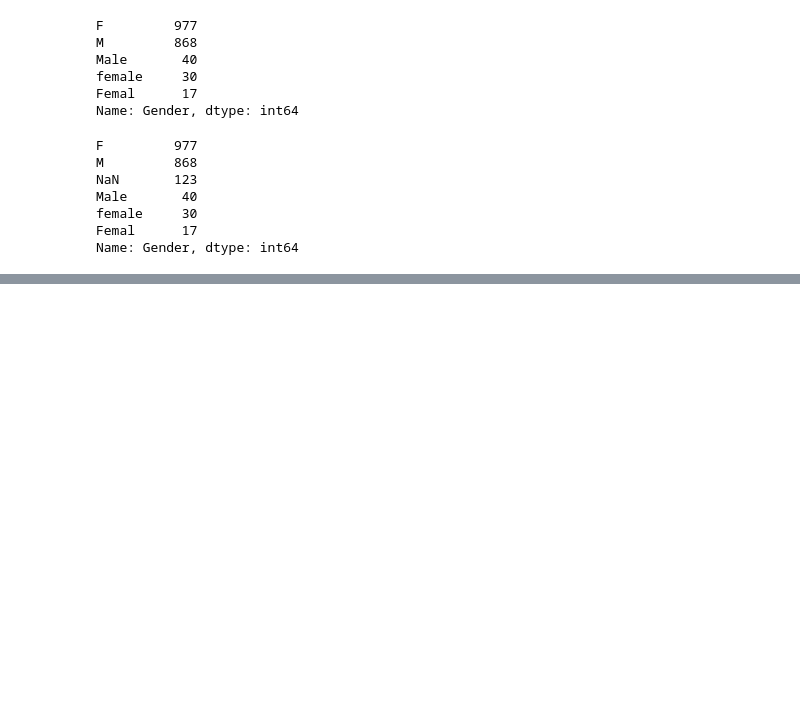
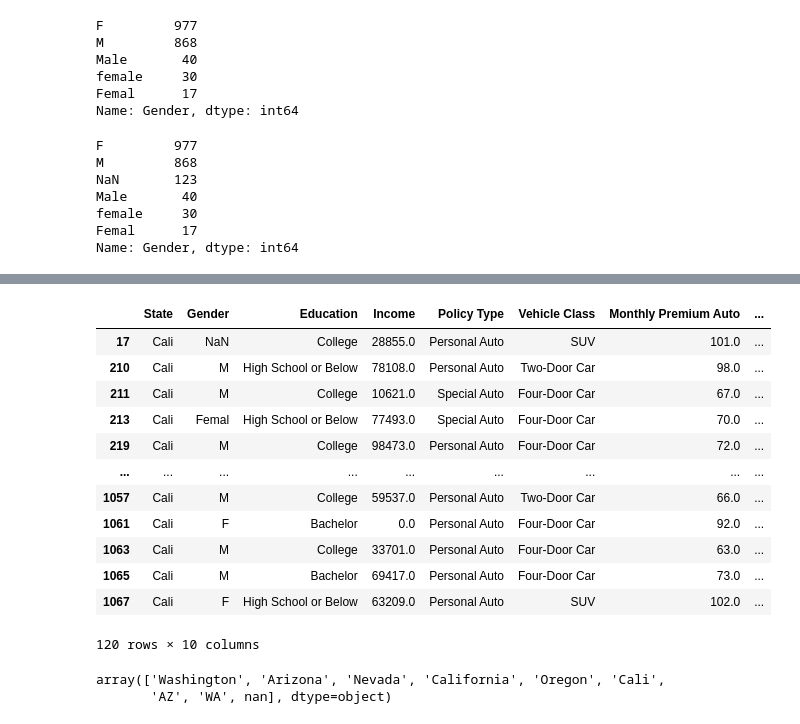
Before and after one commit to JuliaIron/IronJulia, a Jupyter notebook: Labs/9 Panda Case Study/Lab_Customer_Analysis_Case_Study.ipynb, the cells around one changed output, grey strips where cells are left out. Cells and saved outputs as stored; diff of their text form; code cells hidden in the pictures; blank space fills up the shorter version.

```diff
--- a/Labs/9 Panda Case Study/Lab_Customer_Analysis_Case_Study.ipynb
+++ b/Labs/9 Panda Case Study/Lab_Customer_Analysis_Case_Study.ipynb
@@ -278,0 +448,24 @@ Name: Gender, dtype: int64
+# %%
+# standardizing the Gender Column by changing its values to correct values
+
+def gender_cl(x):
+
+
+# why can you do it in this way to check for none value, because they have the value that when you equal none values, it results a false
+# then I know that x is NaN
+
+    if not x == x:
+        return "n"
+
+# filtering/overwritting
+
+    else:
+        dct_ = {"Male": "M",
+           "female": "F" ,
+           "Femal": "F" ,
+            "F": "F" ,
+            "M": "M"}
+
+        return dct_[x]
+
+gender_cl("Femal")
@@ -278,0 +474,2 @@ Name: Gender, dtype: int64
+# %%
+df2["Gender"] = df["Gender"].apply(gender_cl)
@@ -278,0 +516,21 @@ Name: Gender, dtype: int64
+# %%
+df2[df2["State"] == "Cali"]
+# %% [output]
+|  | State | Gender | Education | Income | Policy Type | Vehicle Class | Monthly Premium Auto | ... |
+| 17 | Cali | NaN | College | 28855.0 | Personal Auto | SUV | 101.0 | ... |
+| 210 | Cali | M | High School or Below | 78108.0 | Personal Auto | Two-Door Car | 98.0 | ... |
+| 211 | Cali | M | College | 10621.0 | Special Auto | Four-Door Car | 67.0 | ... |
+| 213 | Cali | Femal | High School or Below | 77493.0 | Special Auto | Four-Door Car | 70.0 | ... |
+| 219 | Cali | M | College | 98473.0 | Personal Auto | Four-Door Car | 72.0 | ... |
+| ... | ... | ... | ... | ... | ... | ... | ... | ... |
+| 1057 | Cali | M | College | 59537.0 | Personal Auto | Two-Door Car | 66.0 | ... |
+| 1061 | Cali | F | Bachelor | 0.0 | Personal Auto | Four-Door Car | 92.0 | ... |
+| 1063 | Cali | M | College | 33701.0 | Personal Auto | Four-Door Car | 63.0 | ... |
+| 1065 | Cali | M | Bachelor | 69417.0 | Personal Auto | Four-Door Car | 73.0 | ... |
+| 1067 | Cali | F | High School or Below | 63209.0 | Personal Auto | SUV | 102.0 | ... |
+120 rows × 10 columns
+# %%
+df2["State"].unique()
+# %% [output]
+array(['Washington', 'Arizona', 'Nevada', 'California', 'Oregon', 'Cali',
+       'AZ', 'WA', nan], dtype=object)
```
Also changed, not shown: parts of 42 cells of this notebook.
